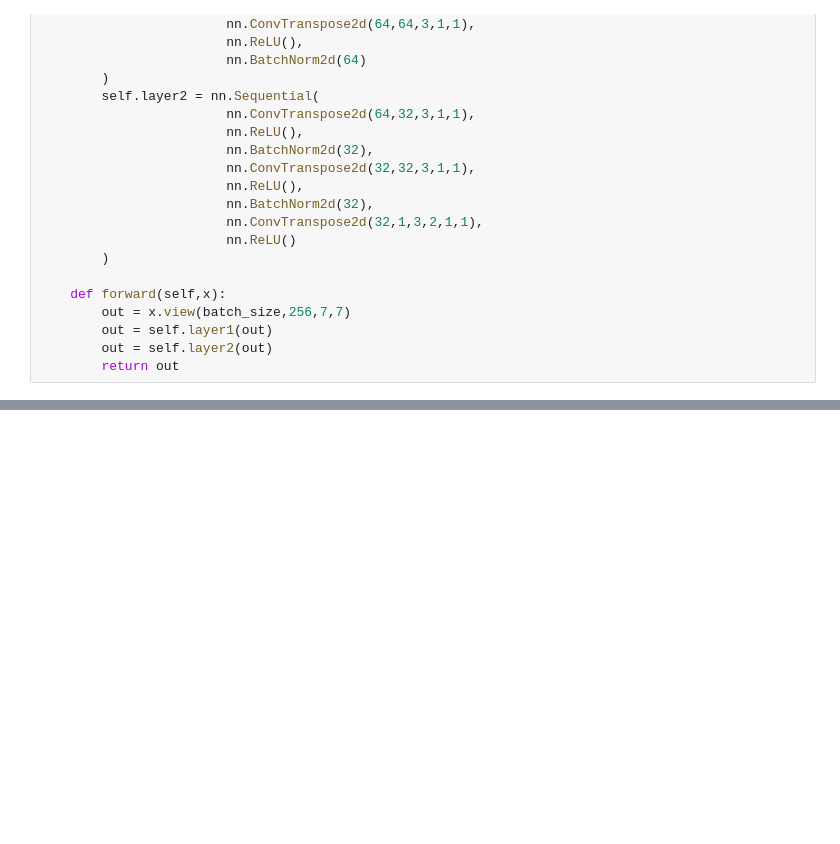
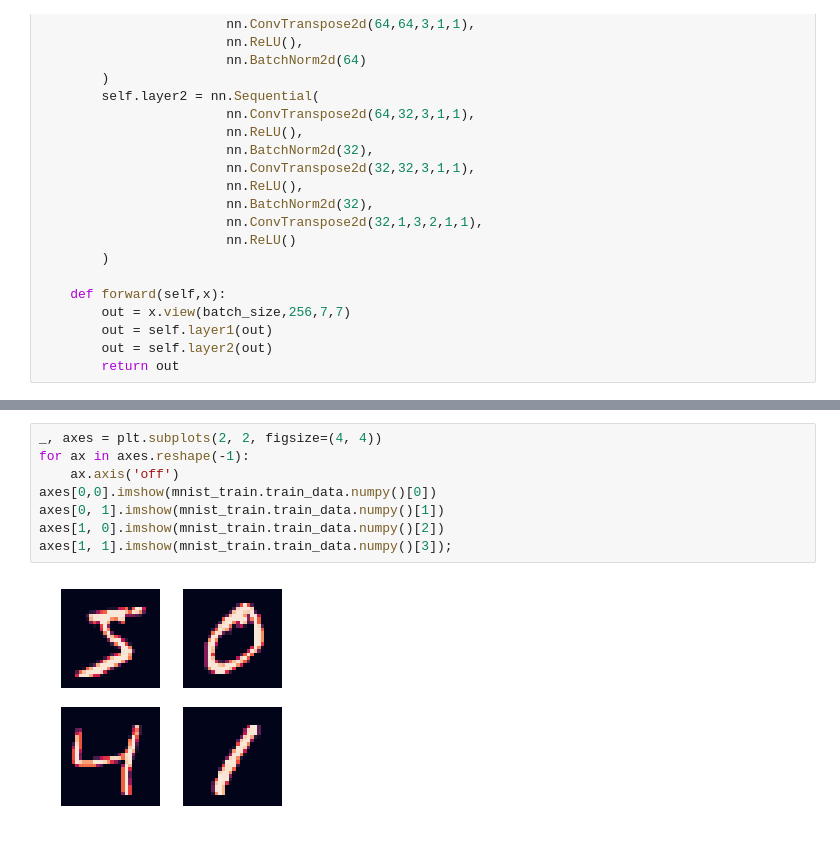
Before and after one commit to AICommunityInno/Seminars, a Jupyter notebook: spring-2018/seminar9-autoencoders-vae/seminar9-1-simple_autoencoders.ipynb, the cells around one changed output, grey strips where cells are left out. Saved outputs shown, nothing was run; the diff lists cells and outputs as text; blank space fills up the shorter version.

```diff
--- a/spring-2018/seminar9-autoencoders-vae/seminar9-1-simple_autoencoders.ipynb
+++ b/spring-2018/seminar9-autoencoders-vae/seminar9-1-simple_autoencoders.ipynb
@@ -162,0 +219,10 @@ KeyboardInterrupt:
+# %%
+_, axes = plt.subplots(2, 2, figsize=(4, 4))
+for ax in axes.reshape(-1):
+    ax.axis('off')
+axes[0,0].imshow(mnist_train.train_data.numpy()[0])
+axes[0, 1].imshow(mnist_train.train_data.numpy()[1])
+axes[1, 0].imshow(mnist_train.train_data.numpy()[2])
+axes[1, 1].imshow(mnist_train.train_data.numpy()[3]);
+# %% [output]
+[figure, added]
```
Also changed, not shown: parts of 24 cells of this notebook, 2 other files.
